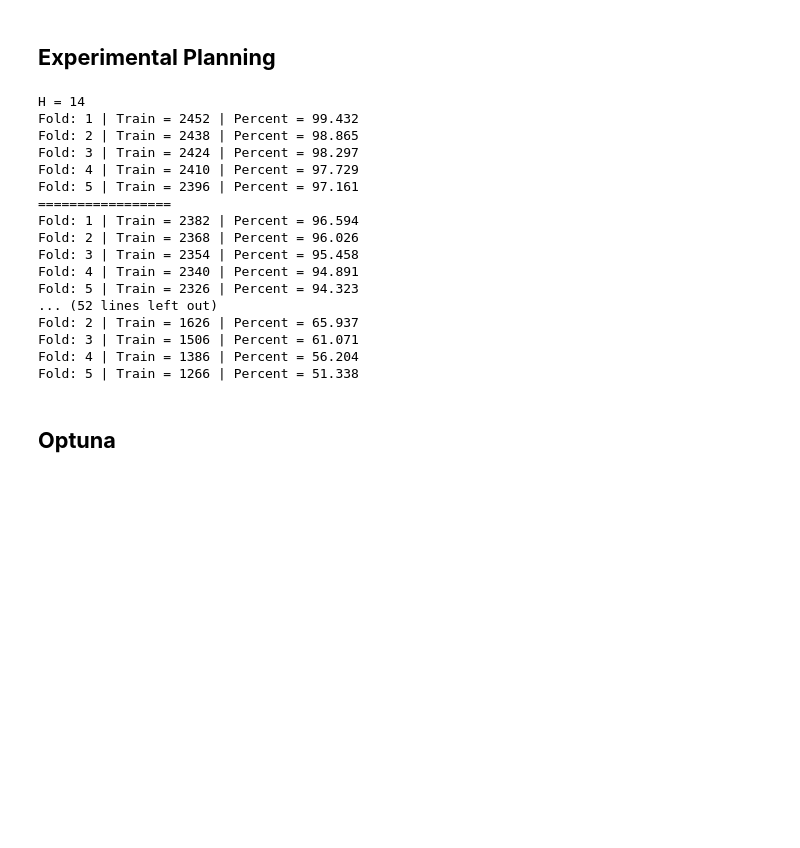
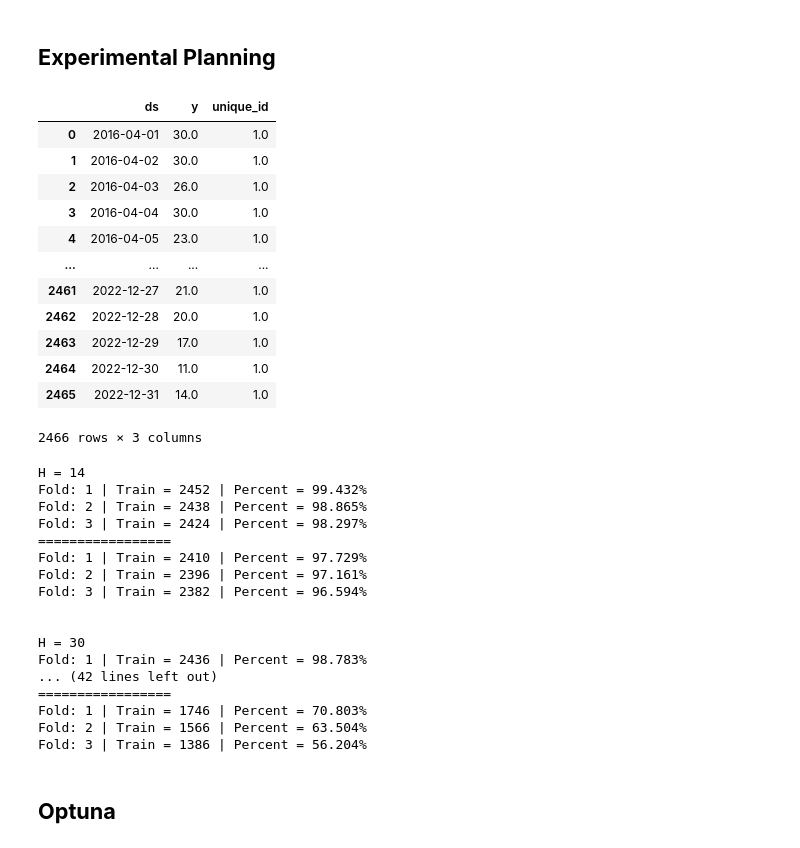
Before and after one commit to Gusmeira/COBEQ-2025, a Jupyter notebook: OptimizarionAndResult.ipynb, the cells around one changed output. Drawn from its saved outputs; the diff is of its cells as text; code cells hidden in the pictures; blank space fills up the shorter version.

```diff
--- a/OptimizarionAndResult.ipynb
+++ b/OptimizarionAndResult.ipynb
@@ -64,10 +65,26 @@ for h in [14, 30, 60, 90, 120]:
             width=1100,height=400
         )
         # print()
+# %%
+obj.nixtla_df
+# %% [output]
+|  | ds | y | unique_id |
+| 0 | 2016-04-01 | 30.0 | 1.0 |
+| 1 | 2016-04-02 | 30.0 | 1.0 |
+| 2 | 2016-04-03 | 26.0 | 1.0 |
+| 3 | 2016-04-04 | 30.0 | 1.0 |
+| 4 | 2016-04-05 | 23.0 | 1.0 |
+| ... | ... | ... | ... |
+| 2461 | 2022-12-27 | 21.0 | 1.0 |
+| 2462 | 2022-12-28 | 20.0 | 1.0 |
+| 2463 | 2022-12-29 | 17.0 | 1.0 |
+| 2464 | 2022-12-30 | 11.0 | 1.0 |
+| 2465 | 2022-12-31 | 14.0 | 1.0 |
+2466 rows × 3 columns
 # %%
-for horizon in [14, 30, 60, 90, 120]:
+for horizon in [14, 30, 60, 90, 120, 180]:
     print(f'H = {horizon}')
-    max_k_fold = 5
+    max_k_fold = 3
     for k_fold in range(0,max_k_fold):
         obj = TimeObject(df=data, column='pm10', agg_freq='D')
         obj.fixed_origin_rolling_window_cross_validation(
@@ -76,7 +93,7 @@ for horizon in [14, 30, 60, 90, 120]:
             h=horizon,
             # plot_interval=True
         )
-        print(f'Fold: {k_fold+1} | Train = {len(obj.Y_train)} | Percent = {round(100*len(obj.Y_train)/len(obj.nixtla_df),3)}')
+        print(f'Fold: {k_fold+1} | Train = {len(obj.Y_train)} | Percent = {round(100*len(obj.Y_train)/len(obj.nixtla_df),3)}%')
     print('=================')
     for k_fold in range(0,max_k_fold):
         obj = TimeObject(df=data, column='pm10', agg_freq='D')
@@ -86,27 +103,27 @@ for horizon in [14, 30, 60, 90, 120]:
             h=horizon,
             # plot_interval=True
         )
-        print(f'Fold: {k_fold+1} | Train = {len(obj.Y_train)} | Percent = {round(100*len(obj.Y_train)/len(obj.nixtla_df),3)}')
+        print(f'Fold: {k_fold+1} | Train = {len(obj.Y_train)} | Percent = {round(100*len(obj.Y_train)/len(obj.nixtla_df),3)}%')
 
     print('\n')
 # %% [output]
 H = 14
-Fold: 1 | Train = 2452 | Percent = 99.432
-Fold: 2 | Train = 2438 | Percent = 98.865
-Fold: 3 | Train = 2424 | Percent = 98.297
-Fold: 4 | Train = 2410 | Percent = 97.729
-Fold: 5 | Train = 2396 | Percent = 97.161
+Fold: 1 | Train = 2452 | Percent = 99.432%
+Fold: 2 | Train = 2438 | Percent = 98.865%
+Fold: 3 | Train = 2424 | Percent = 98.297%
 =================
-Fold: 1 | Train = 2382 | Percent = 96.594
-Fold: 2 | Train = 2368 | Percent = 96.026
-Fold: 3 | Train = 2354 | Percent = 95.458
-Fold: 4 | Train = 2340 | Percent = 94.891
-Fold: 5 | Train = 2326 | Percent = 94.323
-... (52 lines left out)
-Fold: 2 | Train = 1626 | Percent = 65.937
-Fold: 3 | Train = 1506 | Percent = 61.071
-Fold: 4 | Train = 1386 | Percent = 56.204
-Fold: 5 | Train = 1266 | Percent = 51.338
+Fold: 1 | Train = 2410 | Percent = 97.729%
+Fold: 2 | Train = 2396 | Percent = 97.161%
+Fold: 3 | Train = 2382 | Percent = 96.594%
+
+
+H = 30
+Fold: 1 | Train = 2436 | Percent = 98.783%
+... (42 lines left out)
+=================
+Fold: 1 | Train = 1746 | Percent = 70.803%
+Fold: 2 | Train = 1566 | Percent = 63.504%
+Fold: 3 | Train = 1386 | Percent = 56.204%
 # %% [markdown]
 ## **Optuna**
 # %% [markdown]
```
Also changed, not shown: parts of 17 cells of this notebook, 46 other files.
